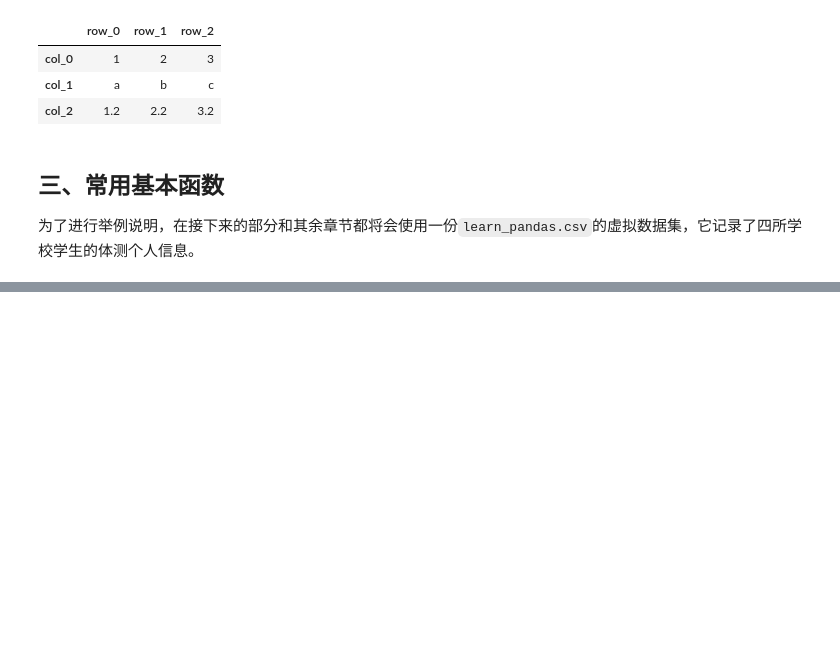
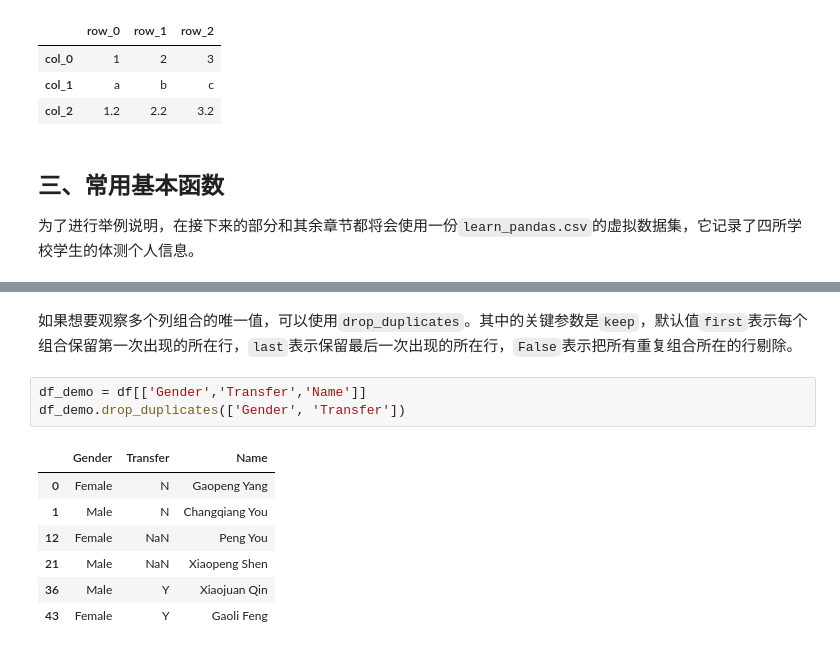
Before and after one commit to Shepherd1701/dw-joyful-pandas, a Jupyter notebook: Task02.ipynb, the cells around one changed output, grey strips where cells are left out. Drawn from its saved outputs; the diff is of its cells as text; blank space fills up the shorter version.

```diff
--- a/Task02.ipynb
+++ b/Task02.ipynb
@@ -260,0 +391,13 @@ df.T
+# %% [markdown]
+如果想要观察多个列组合的唯一值，可以使用`drop_duplicates`。其中的关键参数是`keep`，默认值`first`表示每个组合保留第一次出现的所在行，`last`表示保留最后一次出现的所在行，`False`表示把所有重复组合所在的行剔除。
+# %%
+df_demo = df[['Gender','Transfer','Name']]
+df_demo.drop_duplicates(['Gender', 'Transfer'])
+# %% [output]
+|  | Gender | Transfer | Name |
+| 0 | Female | N | Gaopeng Yang |
+| 1 | Male | N | Changqiang You |
+| 12 | Female | NaN | Peng You |
+| 21 | Male | NaN | Xiaopeng Shen |
+| 36 | Male | Y | Xiaojuan Qin |
+| 43 | Female | Y | Gaoli Feng |
```
Also changed, not shown: parts of 118 cells of this notebook.
